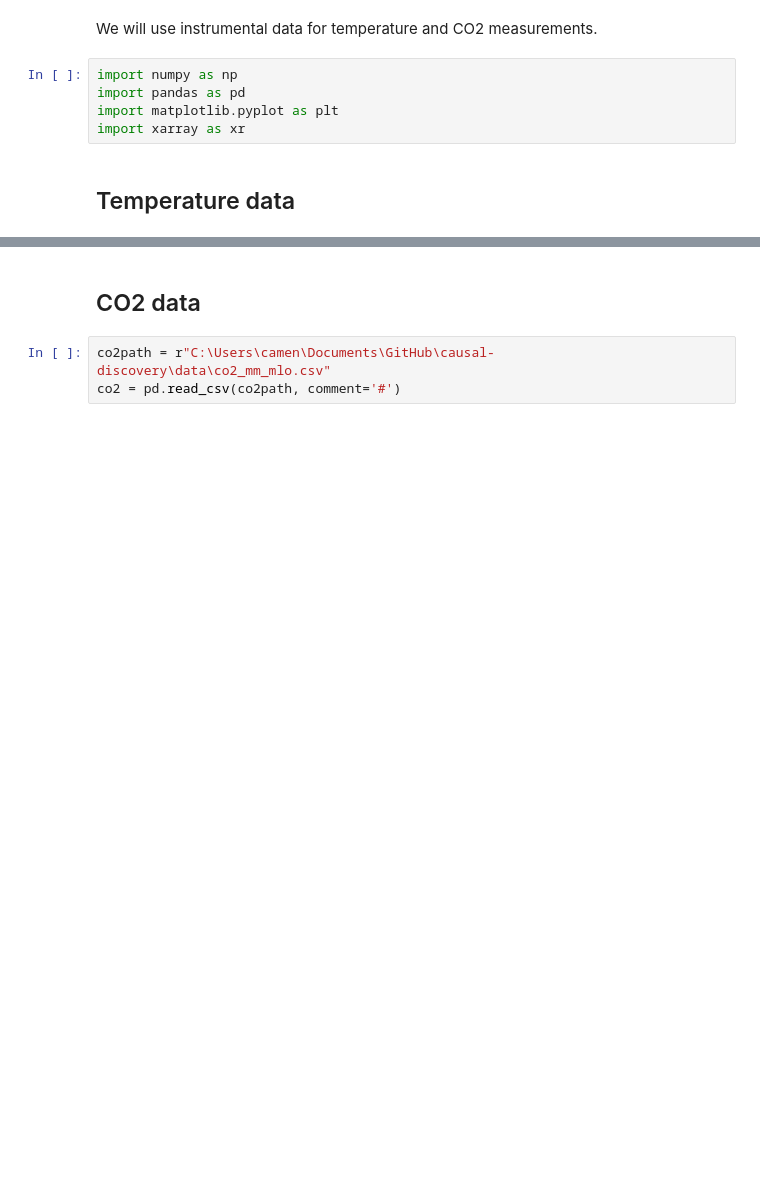
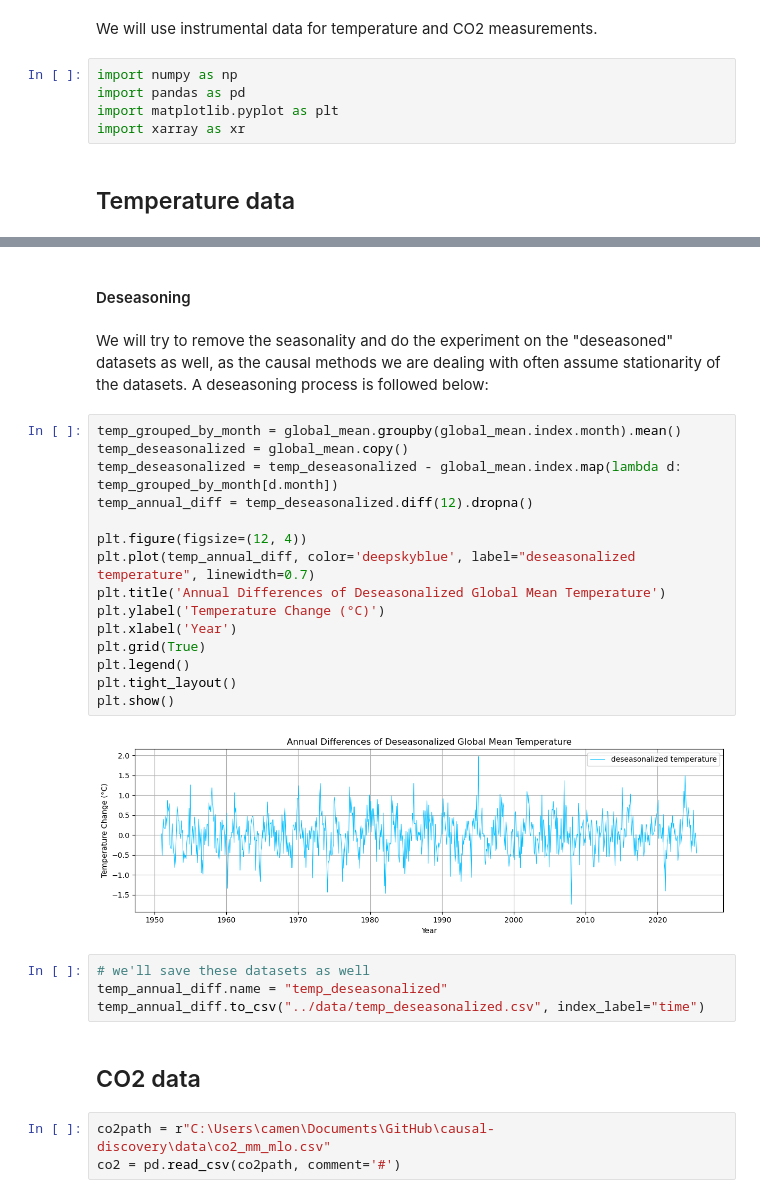
Before and after one commit to chivintar/causal-discovery, a Jupyter notebook: notebooks/climate_data.ipynb, the cells around one changed output, grey strips where cells are left out. Saved outputs shown, nothing was run; the diff lists cells and outputs as text; blank space fills up the shorter version.

```diff
--- a/notebooks/climate_data.ipynb
+++ b/notebooks/climate_data.ipynb
@@ -42,3 +42,28 @@ plt.show()
+# %% [markdown]
+#### Deseasoning
+# %% [markdown]
+We will try to remove the seasonality and do the experiment on the "deseasoned" datasets as well, as the causal methods we are dealing with often assume stationarity of the datasets. A deseasoning process is followed below:
+# %%
+temp_grouped_by_month = global_mean.groupby(global_mean.index.month).mean()
+temp_deseasonalized = global_mean.copy()
+temp_deseasonalized = temp_deseasonalized - global_mean.index.map(lambda d: temp_grouped_by_month[d.month])
+temp_annual_diff = temp_deseasonalized.diff(12).dropna()
+
+plt.figure(figsize=(12, 4))
+plt.plot(temp_annual_diff, color='deepskyblue', label="deseasonalized temperature", linewidth=0.7)
+plt.title('Annual Differences of Deseasonalized Global Mean Temperature')
+plt.ylabel('Temperature Change (°C)')
+plt.xlabel('Year')
+plt.grid(True)
+plt.legend()
+plt.tight_layout()
+plt.show()
+# %% [output]
+[figure, added]
+# %%
+# we'll save these datasets as well
+temp_annual_diff.name = "temp_deseasonalized"
+temp_annual_diff.to_csv("../data/temp_deseasonalized.csv", index_label="time")
 # %% [markdown]
 ## CO2 data
 # %%
```
Also changed, not shown: parts of 11 cells of this notebook, 2 other files.
